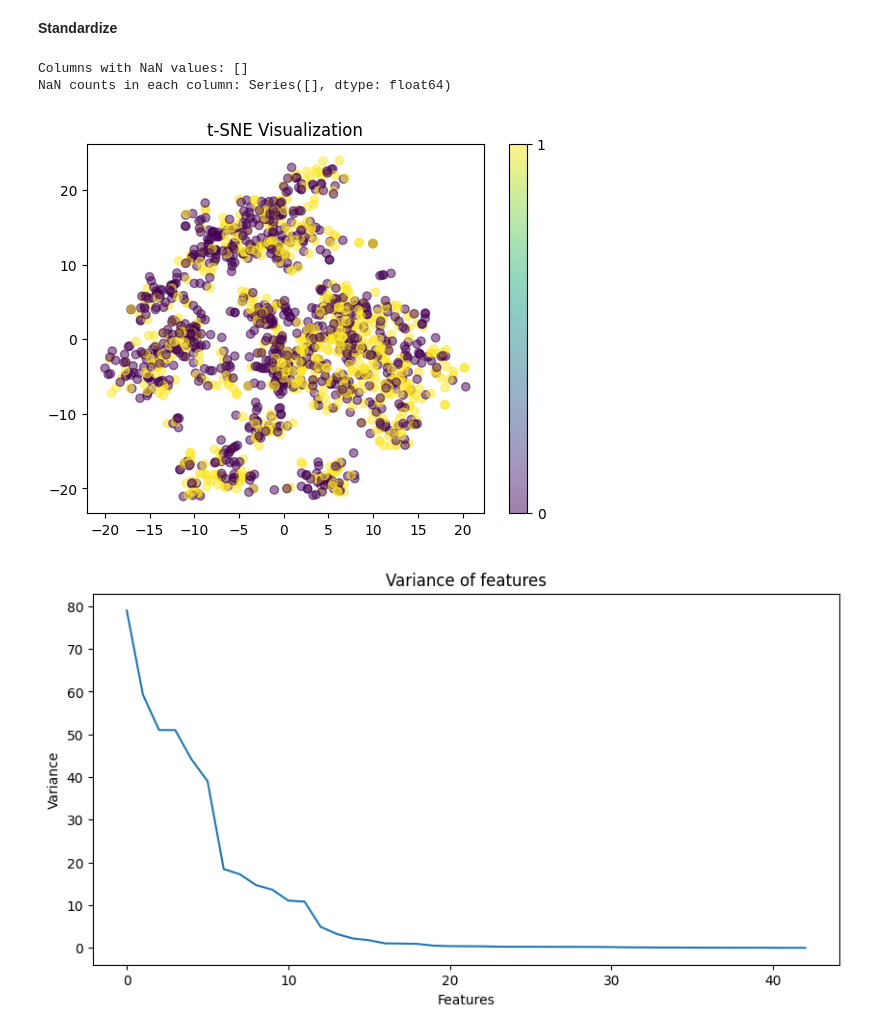
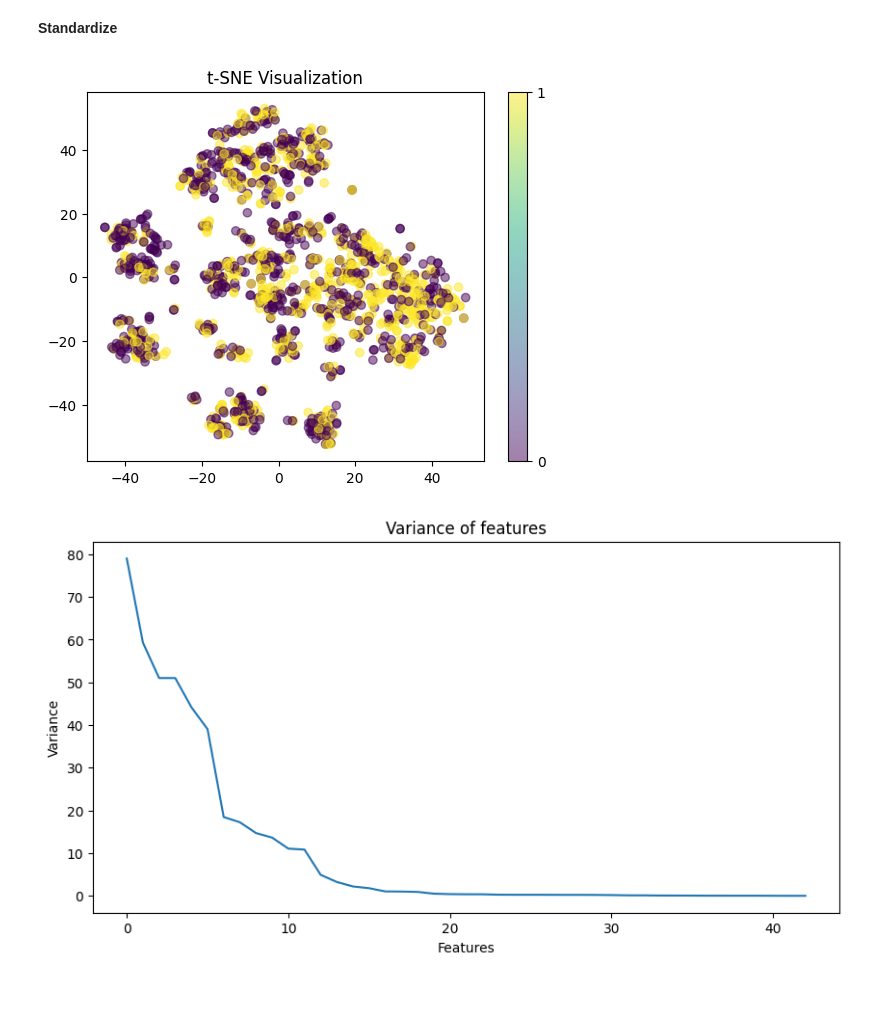
Before and after one commit to LNickelsburg/Interpretable-Recidivism-Predictor, a Jupyter notebook: dataset/data_description.ipynb, the cells around one changed output. Drawn from its saved outputs; the diff is of its cells as text; code cells hidden in the pictures; blank space fills up the shorter version.

```diff
--- a/dataset/data_description.ipynb
+++ b/dataset/data_description.ipynb
@@ -240,42 +240,28 @@ X_train, X_test, y_train, y_test = train_test_split(X, y, test_size=0.2, random_
 # %%
 #scale training set, then use the same variables to scale the test set
 scaler = StandardScaler()
-train_std = X_train
-train_std[features] = scaler.fit_transform(train_std[features])
-test_std = X_test
-test_std[features] = scaler.fit_transform(test_std[features])
+train_std = scaler.fit_transform(X_train)
+test_std = scaler.transform(X_test)
 # %%
 ### DIMENSIONALITY REDUCTION ###
 #tsne
 import numpy as np
 import matplotlib.pyplot as plt
 from matplotlib import cm
 from sklearn.manifold import TSNE
 X = train_std
 y = y_train['general_two_year']
 
-nan_columns = X[features].isna().any()
-
-# List the names of the columns that have NaNs
-nan_columns = nan_columns[nan_columns].index.tolist()
-
-# Get the count of NaNs in each of these columns
-nan_counts = X[features][nan_columns].isna().sum()
-
-print(f"Columns with NaN values: {nan_columns}")
-print(f"NaN counts in each column: {nan_counts}")
 
 
-tsne = TSNE(n_components=3, perplexity=30, random_state=0)
-X_tsne = tsne.fit_transform(X[features])
+tsne = TSNE(n_components=2, perplexity=30, random_state=0)
+X_tsne = tsne.fit_transform(X)
 plt.scatter(X_tsne[:, 0], X_tsne[:, 1], c=y, alpha=0.5)
 plt.colorbar(ticks=range(10))
 plt.title('t-SNE Visualization')
 plt.show()
 # %% [output]
-Columns with NaN values: []
-NaN counts in each column: Series([], dtype: float64)
-[figure, old version]
+[figure, new version]
 # %%
 #variance threshold
 from sklearn.feature_selection import VarianceThreshold
```
Also changed, not shown: parts of 2 cells of this notebook, 4 other files.
